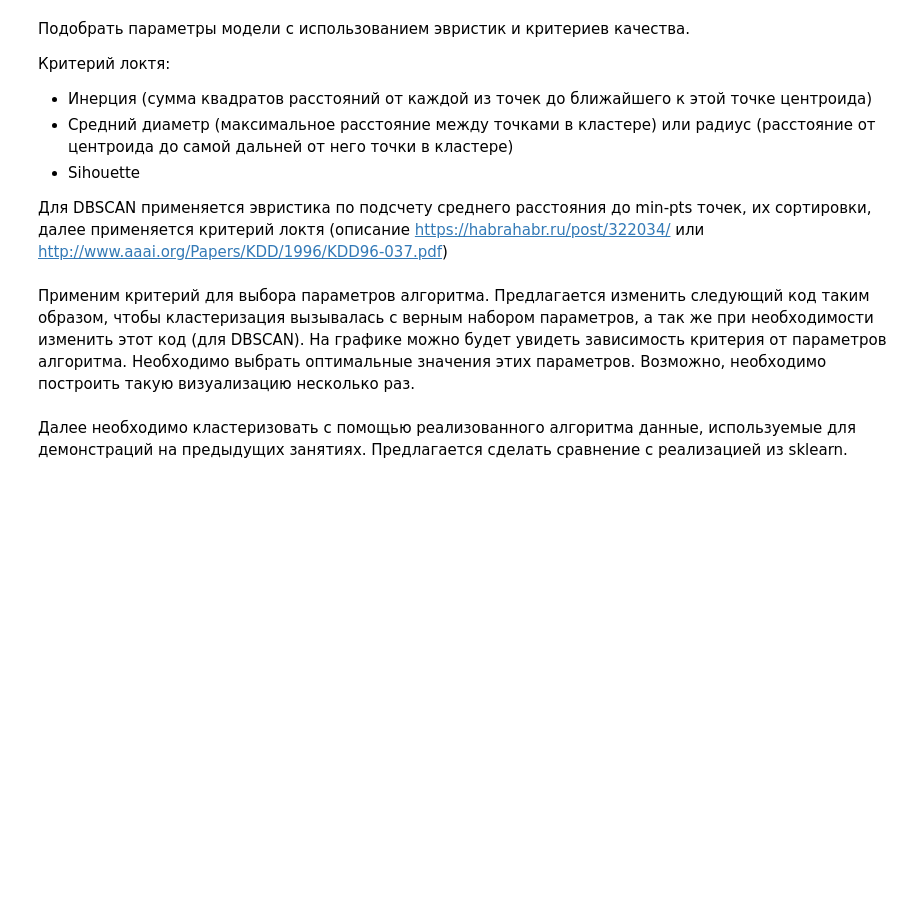
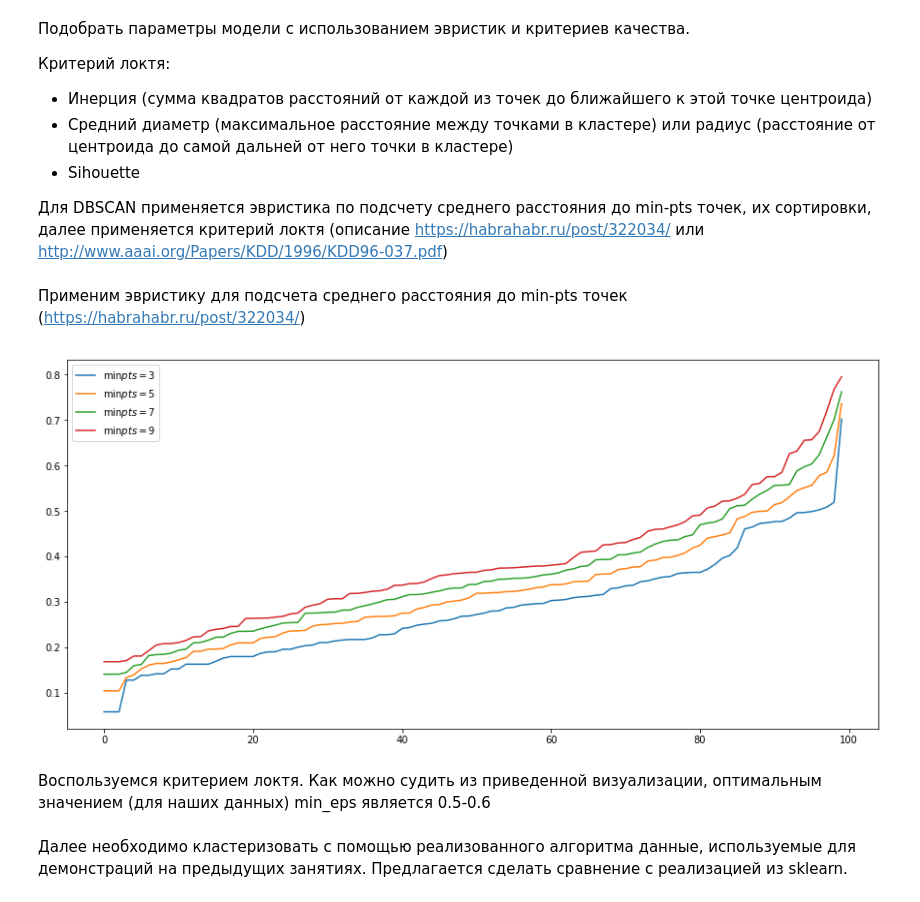
Before and after one commit to mynog/otus-big-data-dbscan-implement, a Jupyter notebook: dbscan_implementing.ipynb, the cells around one changed output. Cells and saved outputs as stored; diff of their text form; code cells hidden in the pictures; blank space fills up the shorter version.

Commit message:
Add heuristics calculation

```diff
--- a/dbscan_implementing.ipynb
+++ b/dbscan_implementing.ipynb
@@ -36,6 +36,8 @@ plt.rcParams['figure.figsize'] = (12, 8)
 # %%
 from sklearn.base import BaseEstimator, ClusterMixin
 from scipy.spatial import distance
+from scipy.spatial.distance import cdist
+
 
 class Clustering(BaseEstimator, ClusterMixin):
     """
@@ -137,6 +139,14 @@ class Clustering(BaseEstimator, ClusterMixin):
     def fit_predict(self, x, y=None):
         self.fit(x, y)
         return self.predict(x)
+
+    @staticmethod
+    def heuristics_calculation(x, min_pts):
+        dist = cdist(x, x)
+        dist.sort()
+        cm = np.mean(dist[:, 1 : (min_pts+1)], axis=1)
+        cm.sort()
+        return cm #[::-1]
 # %% [markdown]
 Сначала проверим реализованный алгоритм кластеризации на классическом наборе данных [Iris](http://www.wikiwand.com/en/Iris_flower_data_set). Загрузим данные (они включены в библиотеку sklearn) и посмотрим на то, как они выглядят в двух проекциях (для простоты используем 2 класса из 3).
 # %%
@@ -189,5 +199,3 @@ pl.show()
 - Sihouette
 
 Для DBSCAN применяется эвристика по подсчету среднего расстояния до min-pts точек, их сортировки, далее применяется критерий локтя (описание https://habrahabr.ru/post/322034/ или http://www.aaai.org/Papers/KDD/1996/KDD96-037.pdf)
-# %% [markdown]
-Применим критерий для выбора параметров алгоритма. Предлагается изменить следующий код таким образом, чтобы кластеризация вызывалась с верным набором параметров, а так же при необходимости изменить этот код (для DBSCAN). На графике можно будет увидеть зависимость критерия от параметров алгоритма. Необходимо выбрать оптимальные значения этих параметров. Возможно, необходимо построить такую визуализацию несколько раз.
@@ -210,3 +202,17 @@ pl.show()
+# %% [markdown]
+Применим эвристику для подсчета среднего расстояния до min-pts точек (https://habrahabr.ru/post/322034/)
+# %%
+fig, ax = plt.subplots(1, 1, figsize=(15, 7))
+for min_pts in [3,5,7,9]:
+    epss = Clustering().heuristics_calculation(x_iris, min_pts)
+#     print(epss)
+    ax.plot(epss, label=r'$\min pts={}$'.format(min_pts))
+    ax.legend(loc='upper left')
+plt.show()
+# %% [output]
+[figure, added]
+# %% [markdown]
+Воспользуемся критерием локтя. Как можно судить из приведенной визуализации, оптимальным значением (для наших данных) min_eps является 0.5-0.6
 # %% [markdown]
 Далее необходимо кластеризовать с помощью реализованного алгоритма данные, используемые для демонстраций на предыдущих занятиях. Предлагается сделать сравнение с реализацией из sklearn.
 # %%
```
Also changed, not shown: parts of 1 cell of this notebook.
